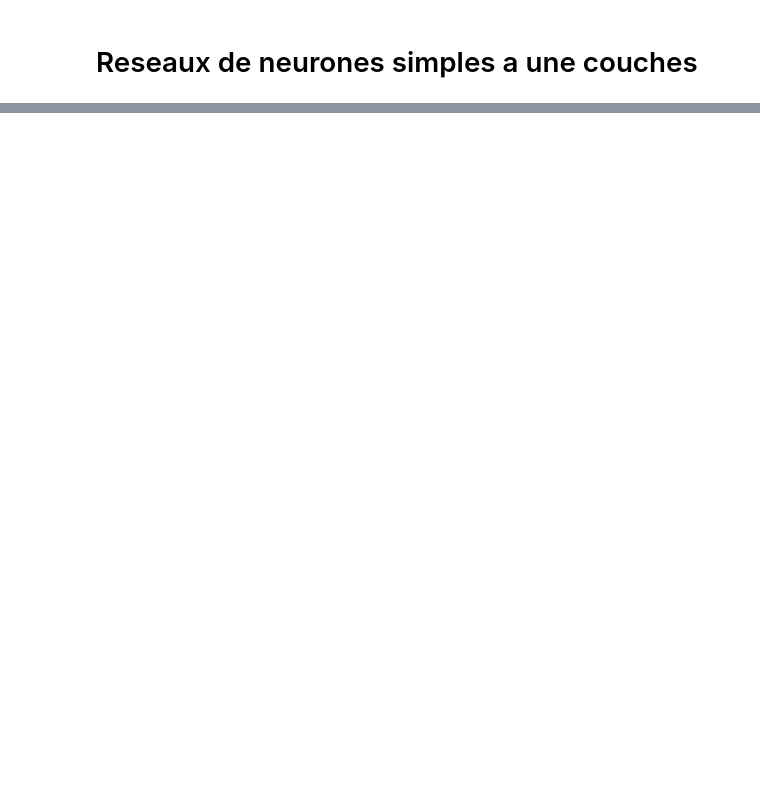
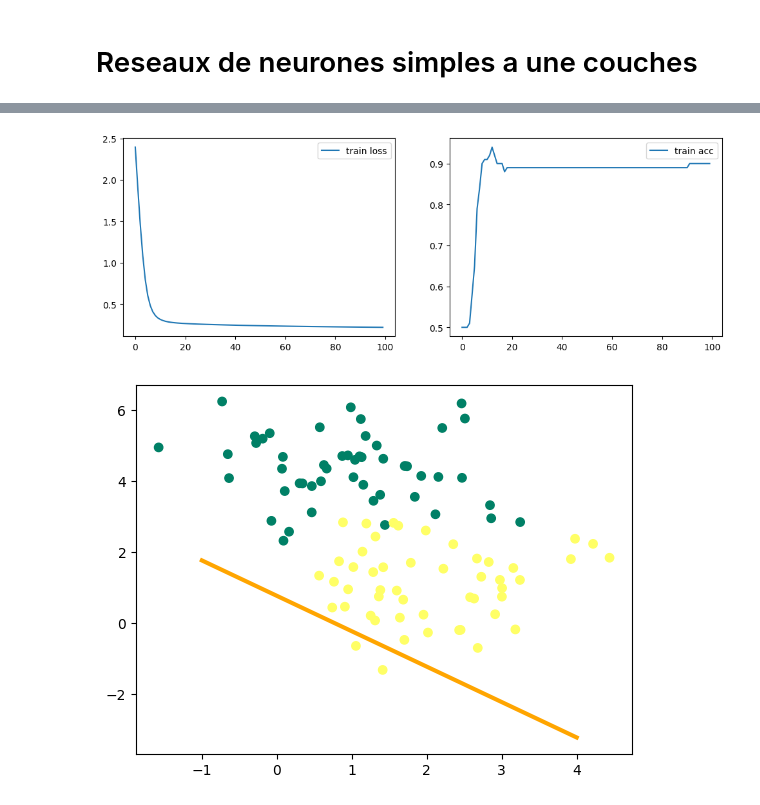
Before and after one commit to OMARterf/Reseaux_de_neurones_a_une-couches, a Jupyter notebook: reseaux_de_neurones_a_une_couches.ipynb, the cells around one changed output, grey strips where cells are left out. Drawn from its saved outputs; the diff is of its cells as text; code cells hidden in the pictures; blank space fills up the shorter version.

```diff
--- a/reseaux_de_neurones_a_une_couches.ipynb
+++ b/reseaux_de_neurones_a_une_couches.ipynb
@@ -137,0 +165,11 @@ def neurale_network(X_train,y_train,n1,n_inter=1000,learning_rate=0.1):
+# %%
+#fonction update
+def update1(W,b,dW,db, learning_rate):
+    W = W - learning_rate*dW
+    b = b - learning_rate*db
+    return W,b
+# %%
+#defintion de la fonction de prediction
+def pred1(X,W,b):
+    A = model1(X,W,b)
+    return A >= 0.5
@@ -137,0 +242,10 @@ def neurale_network(X_train,y_train,n1,n_inter=1000,learning_rate=0.1):
+# %%
+W,b = neurone_artificiel1(X1,y1,learning_rate=0.01, n_inter=1000)
+x0 = np.linspace(-1,4,100)
+x1 = -(b+W[1]*x0)/W[1]
+plt.scatter(X1[:,0],X1[:,1],label='dataset', c=y1, cmap='summer')
+plt.plot(x0,x1,c='orange',lw=3)
+plt.show()
+# %% [output]
+[figure, added]
+[figure, added]
```
Also changed, not shown: parts of 11 cells of this notebook.
